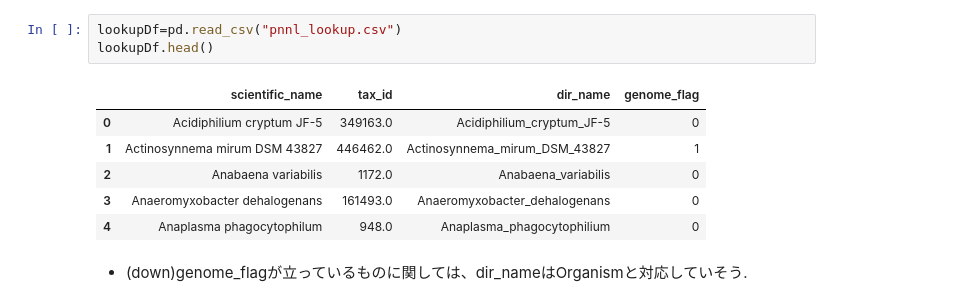
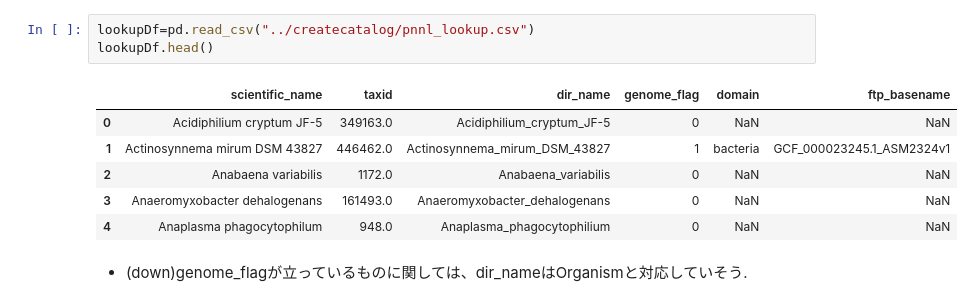
Before and after one commit to MitsukiUsui/proteome, a Jupyter notebook: pickdatasets/sample_datasets.ipynb, the cells around one changed output. Drawn from its saved outputs; the diff is of its cells as text.

```diff
--- a/createcatalog/pnnl_downloads.ipynb
+++ b/pickdatasets/sample_datasets.ipynb
@@ -11,15 +11,15 @@ dataDf.head()
 | 3 | Acidiphilium_cryptum_JF-5 | Acryp-02 | Acryp-02a_1Dec09_Sphinx_09-11-27 | LTQ_2 | LC-ISCO-Formic_100minute | MS-MSn | 12/1/2009 3:35 PM | 12/1/2009 5:15 PM | ... |
 | 4 | Acidiphilium_cryptum_JF-5 | Acryp-02 | Acryp-02b_1Dec09_Sphinx_09-11-27 | LTQ_2 | LC-ISCO-Formic_100minute | MS-MSn | 12/3/2009 4:48 AM | 12/3/2009 6:28 AM | ... |
 # %%
-lookupDf=pd.read_csv("pnnl_lookup.csv")
+lookupDf=pd.read_csv("../createcatalog/pnnl_lookup.csv")
 lookupDf.head()
 # %% [output]
-|  | scientific_name | tax_id | dir_name | genome_flag |
-| 0 | Acidiphilium cryptum JF-5 | 349163.0 | Acidiphilium_cryptum_JF-5 | 0 |
-| 1 | Actinosynnema mirum DSM 43827 | 446462.0 | Actinosynnema_mirum_DSM_43827 | 1 |
-| 2 | Anabaena variabilis | 1172.0 | Anabaena_variabilis | 0 |
-| 3 | Anaeromyxobacter dehalogenans | 161493.0 | Anaeromyxobacter_dehalogenans | 0 |
-| 4 | Anaplasma phagocytophilum | 948.0 | Anaplasma_phagocytophilium | 0 |
+|  | scientific_name | taxid | dir_name | genome_flag | domain | ftp_basename |
+| 0 | Acidiphilium cryptum JF-5 | 349163.0 | Acidiphilium_cryptum_JF-5 | 0 | NaN | NaN |
+| 1 | Actinosynnema mirum DSM 43827 | 446462.0 | Actinosynnema_mirum_DSM_43827 | 1 | bacteria | GCF_000023245.1_ASM2324v1 |
+| 2 | Anabaena variabilis | 1172.0 | Anabaena_variabilis | 0 | NaN | NaN |
+| 3 | Anaeromyxobacter dehalogenans | 161493.0 | Anaeromyxobacter_dehalogenans | 0 | NaN | NaN |
+| 4 | Anaplasma phagocytophilum | 948.0 | Anaplasma_phagocytophilium | 0 | NaN | NaN |
 # %% [markdown]
 * (down)genome_flagが立っているものに関しては、dir_nameはOrganismと対応していそう.
 # %%
```
Also changed, not shown: parts of 2 cells of this notebook, 12 other files.
